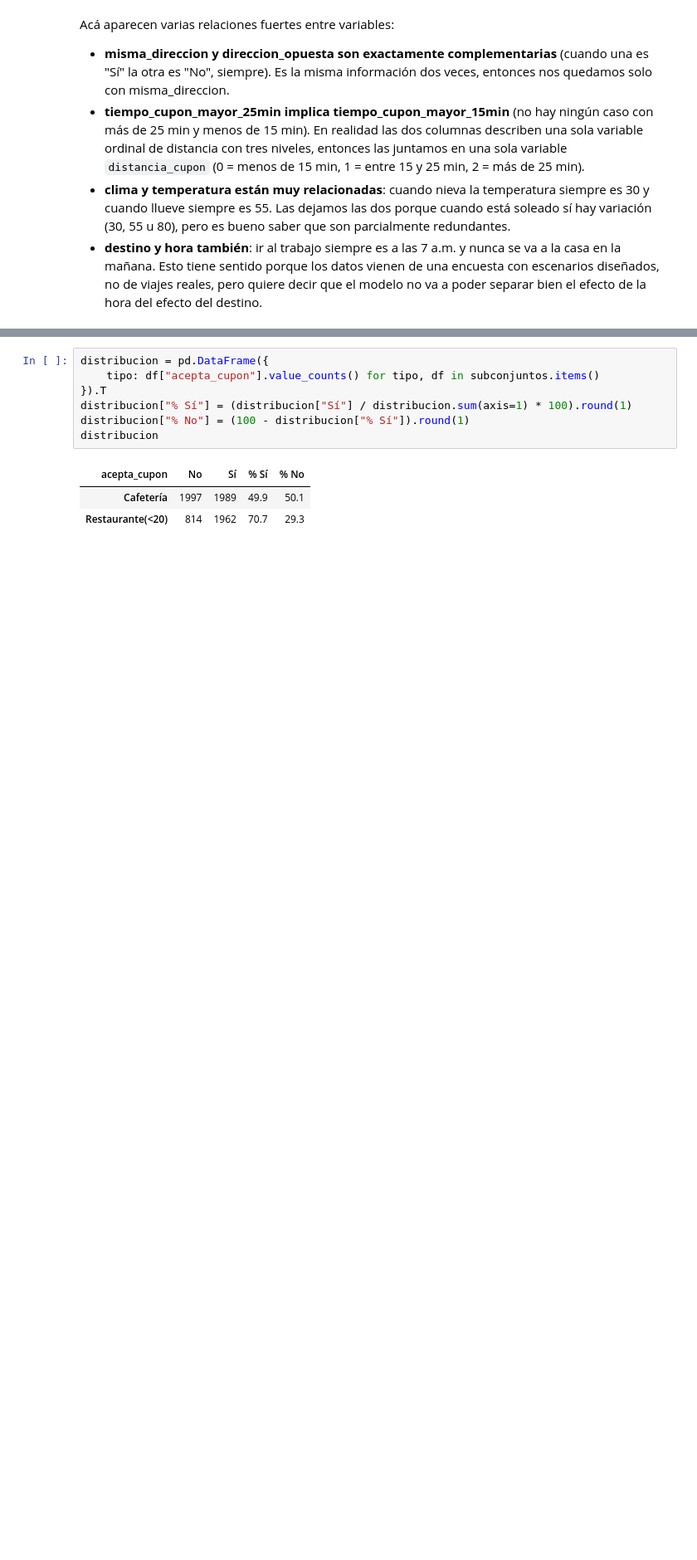
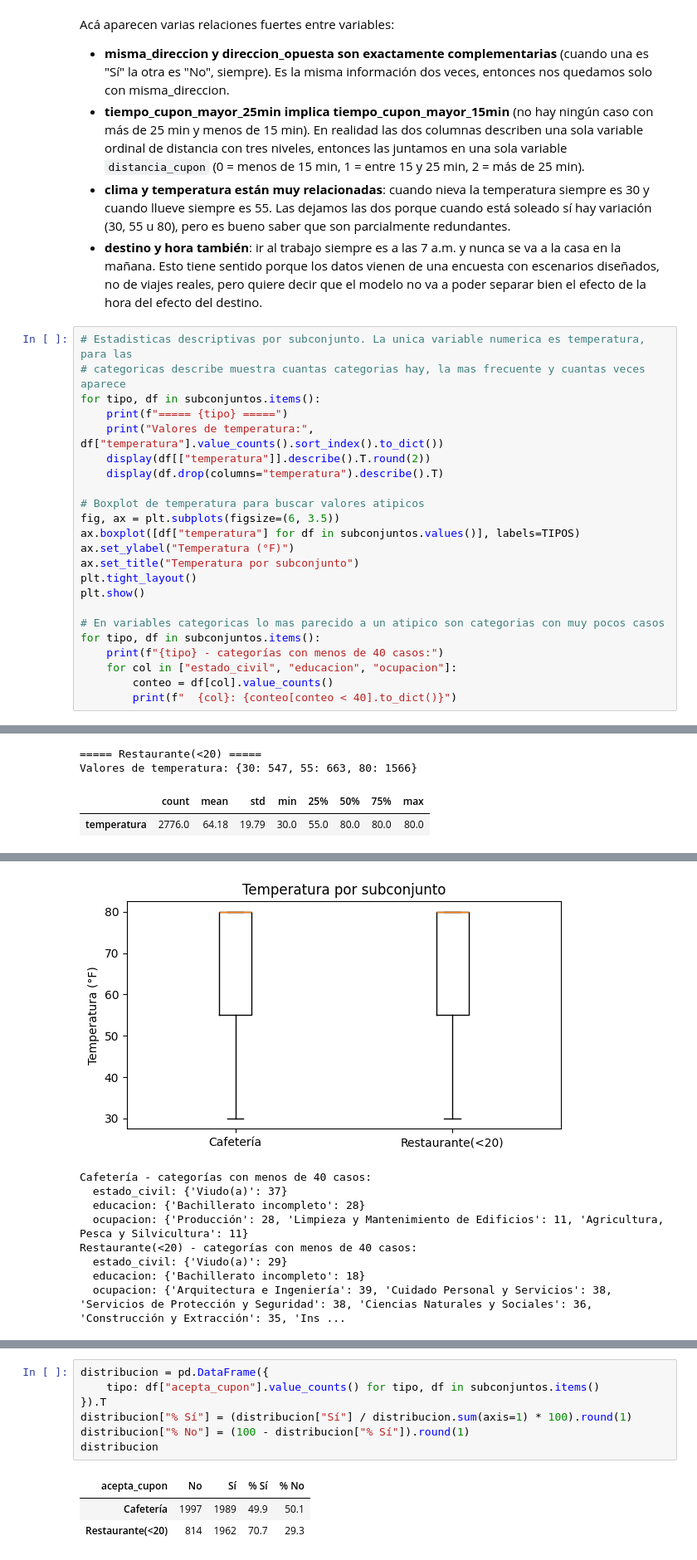
Before and after one commit to jfsaenz/Lab-1-ML, a Jupyter notebook: lab3/Laboratorio3_Clasificacion.ipynb, the cells around one changed output, grey strips where cells are left out. Shown at 83% size. Drawn from its saved outputs; the diff is of its cells as text; blank space fills up the shorter version.

```diff
--- a/lab3/Laboratorio3_Clasificacion.ipynb
+++ b/lab3/Laboratorio3_Clasificacion.ipynb
@@ -216,3 +221,27 @@ Acá aparecen varias relaciones fuertes entre variables:
 - **tiempo_cupon_mayor_25min implica tiempo_cupon_mayor_15min** (no hay ningún caso con más de 25 min y menos de 15 min). En realidad las dos columnas describen una sola variable ordinal de distancia con tres niveles, entonces las juntamos en una sola variable `distancia_cupon` (0 = menos de 15 min, 1 = entre 15 y 25 min, 2 = más de 25 min).
 - **clima y temperatura están muy relacionadas**: cuando nieva la temperatura siempre es 30 y cuando llueve siempre es 55. Las dejamos las dos porque cuando está soleado sí hay variación (30, 55 u 80), pero es bueno saber que son parcialmente redundantes.
 - **destino y hora también**: ir al trabajo siempre es a las 7 a.m. y nunca se va a la casa en la mañana. Esto tiene sentido porque los datos vienen de una encuesta con escenarios diseñados, no de viajes reales, pero quiere decir que el modelo no va a poder separar bien el efecto de la hora del efecto del destino.
+# %%
+# Estadisticas descriptivas por subconjunto. La unica variable numerica es temperatura, para las
+# categoricas describe muestra cuantas categorias hay, la mas frecuente y cuantas veces aparece
+for tipo, df in subconjuntos.items():
+    print(f"===== {tipo} =====")
+    print("Valores de temperatura:", df["temperatura"].value_counts().sort_index().to_dict())
+    display(df[["temperatura"]].describe().T.round(2))
+    display(df.drop(columns="temperatura").describe().T)
+
+# Boxplot de temperatura para buscar valores atipicos
+fig, ax = plt.subplots(figsize=(6, 3.5))
+ax.boxplot([df["temperatura"] for df in subconjuntos.values()], labels=TIPOS)
+ax.set_ylabel("Temperatura (°F)")
+ax.set_title("Temperatura por subconjunto")
+plt.tight_layout()
+plt.show()
+
+# En variables categoricas lo mas parecido a un atipico son categorias con muy pocos casos
+for tipo, df in subconjuntos.items():
+    print(f"{tipo} - categorías con menos de 40 casos:")
+    for col in ["estado_civil", "educacion", "ocupacion"]:
+        conteo = df[col].value_counts()
+        print(f"  {col}: {conteo[conteo < 40].to_dict()}")
+# %% [output]
@@ -218,0 +269,4 @@ Acá aparecen varias relaciones fuertes entre variables:
+===== Restaurante(<20) =====
+Valores de temperatura: {30: 547, 55: 663, 80: 1566}
+|  | count | mean | std | min | 25% | 50% | 75% | max |
+| temperatura | 2776.0 | 64.18 | 19.79 | 30.0 | 55.0 | 80.0 | 80.0 | 80.0 |
@@ -218,0 +290,9 @@ Acá aparecen varias relaciones fuertes entre variables:
+[figure, added]
+Cafetería - categorías con menos de 40 casos:
+  estado_civil: {'Viudo(a)': 37}
+  educacion: {'Bachillerato incompleto': 28}
+  ocupacion: {'Producción': 28, 'Limpieza y Mantenimiento de Edificios': 11, 'Agricultura, Pesca y Silvicultura': 11}
+Restaurante(<20) - categorías con menos de 40 casos:
+  estado_civil: {'Viudo(a)': 29}
+  educacion: {'Bachillerato incompleto': 18}
+  ocupacion: {'Arquitectura e Ingeniería': 39, 'Cuidado Personal y Servicios': 38, 'Servicios de Protección y Seguridad': 38, 'Ciencias Naturales y Sociales': 36, 'Construcción y Extracción': 35, 'Ins ...
```
Also changed, not shown: parts of 22 cells of this notebook, 3 other files.
